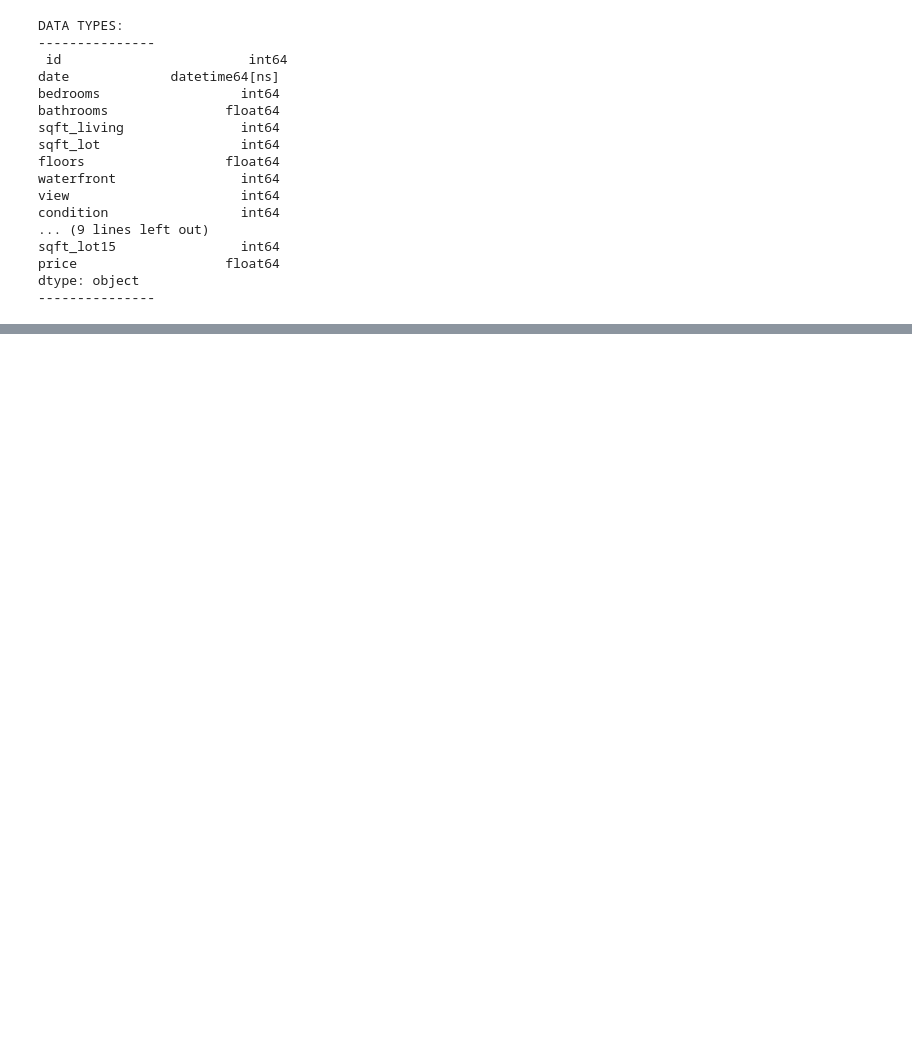
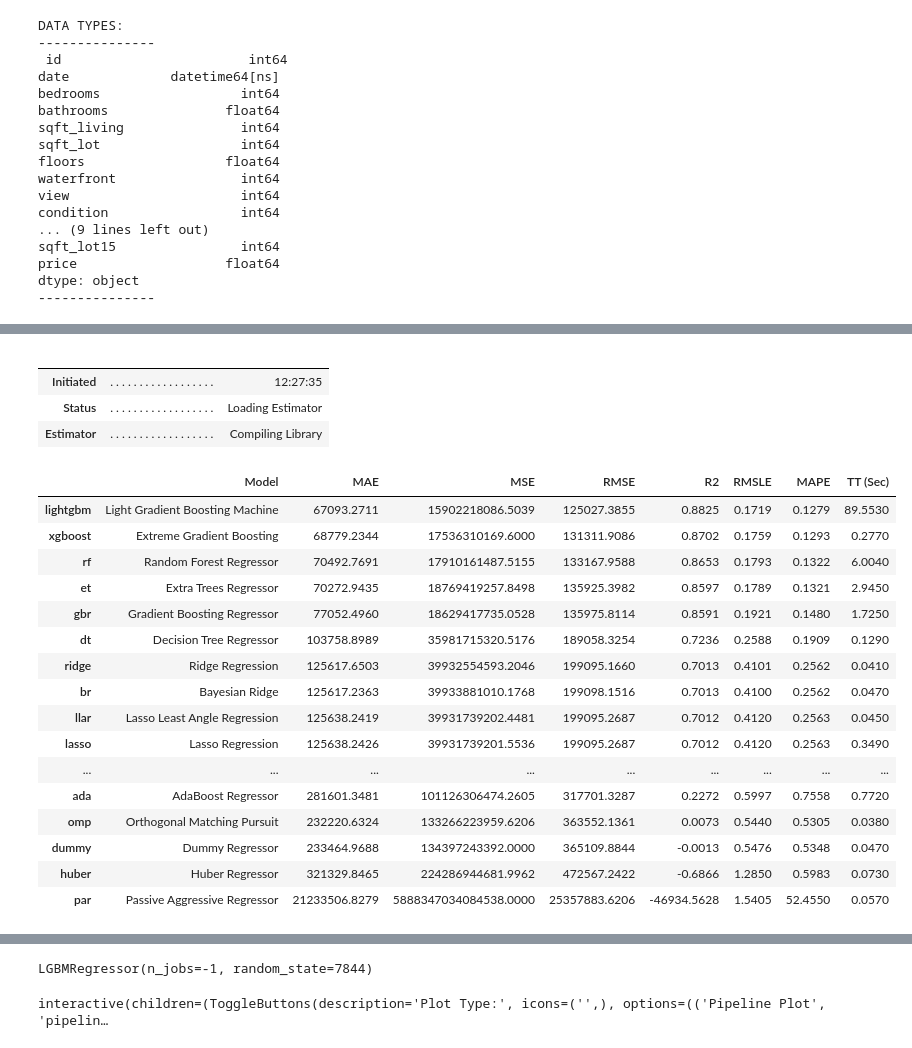
Before and after one commit to nlunce/cse450, a Jupyter notebook: module-03/main.ipynb, the cells around one changed output, grey strips where cells are left out. Saved outputs shown, nothing was run; the diff lists cells and outputs as text; code cells hidden in the pictures; blank space fills up the shorter version.

```diff
--- a/module-03/main.ipynb
+++ b/module-03/main.ipynb
@@ -78,0 +81,25 @@ ValueError: The least populated class in y has only 1 member, which is too few.
+# %%
+best = compare_models()
+# %% [output]
+|  |  |  |
+|  |  |  |
+| Initiated | . . . . . . . . . . . . . . . . . . | 12:27:35 |
+| Status | . . . . . . . . . . . . . . . . . . | Loading Estimator |
+| Estimator | . . . . . . . . . . . . . . . . . . | Compiling Library |
+|  | Model | MAE | MSE | RMSE | R2 | RMSLE | MAPE | TT (Sec) |
+| lightgbm | Light Gradient Boosting Machine | 67093.2711 | 15902218086.5039 | 125027.3855 | 0.8825 | 0.1719 | 0.1279 | 89.5530 |
+| xgboost | Extreme Gradient Boosting | 68779.2344 | 17536310169.6000 | 131311.9086 | 0.8702 | 0.1759 | 0.1293 | 0.2770 |
+| rf | Random Forest Regressor | 70492.7691 | 17910161487.5155 | 133167.9588 | 0.8653 | 0.1793 | 0.1322 | 6.0040 |
+| et | Extra Trees Regressor | 70272.9435 | 18769419257.8498 | 135925.3982 | 0.8597 | 0.1789 | 0.1321 | 2.9450 |
+| gbr | Gradient Boosting Regressor | 77052.4960 | 18629417735.0528 | 135975.8114 | 0.8591 | 0.1921 | 0.1480 | 1.7250 |
+| dt | Decision Tree Regressor | 103758.8989 | 35981715320.5176 | 189058.3254 | 0.7236 | 0.2588 | 0.1909 | 0.1290 |
+| ridge | Ridge Regression | 125617.6503 | 39932554593.2046 | 199095.1660 | 0.7013 | 0.4101 | 0.2562 | 0.0410 |
+| br | Bayesian Ridge | 125617.2363 | 39933881010.1768 | 199098.1516 | 0.7013 | 0.4100 | 0.2562 | 0.0470 |
+| llar | Lasso Least Angle Regression | 125638.2419 | 39931739202.4481 | 199095.2687 | 0.7012 | 0.4120 | 0.2563 | 0.0450 |
+| lasso | Lasso Regression | 125638.2426 | 39931739201.5536 | 199095.2687 | 0.7012 | 0.4120 | 0.2563 | 0.3490 |
+| ... | ... | ... | ... | ... | ... | ... | ... | ... |
+| ada | AdaBoost Regressor | 281601.3481 | 101126306474.2605 | 317701.3287 | 0.2272 | 0.5997 | 0.7558 | 0.7720 |
+| omp | Orthogonal Matching Pursuit | 232220.6324 | 133266223959.6206 | 363552.1361 | 0.0073 | 0.5440 | 0.5305 | 0.0380 |
+| dummy | Dummy Regressor | 233464.9688 | 134397243392.0000 | 365109.8844 | -0.0013 | 0.5476 | 0.5348 | 0.0470 |
+| huber | Huber Regressor | 321329.8465 | 224286944681.9962 | 472567.2422 | -0.6866 | 1.2850 | 0.5983 | 0.0730 |
+| par | Passive Aggressive Regressor | 21233506.8279 | 5888347034084538.0000 | 25357883.6206 | -46934.5628 | 1.5405 | 52.4550 | 0.0570 |
@@ -78,0 +107,8 @@ ValueError: The least populated class in y has only 1 member, which is too few.
+# %%
+best
+# %% [output]
+LGBMRegressor(n_jobs=-1, random_state=7844)
+# %%
+evaluate_model(best)
+# %% [output]
+interactive(children=(ToggleButtons(description='Plot Type:', icons=('',), options=(('Pipeline Plot', 'pipelin…
```
Also changed, not shown: parts of 6 cells of this notebook, 5 other files.
